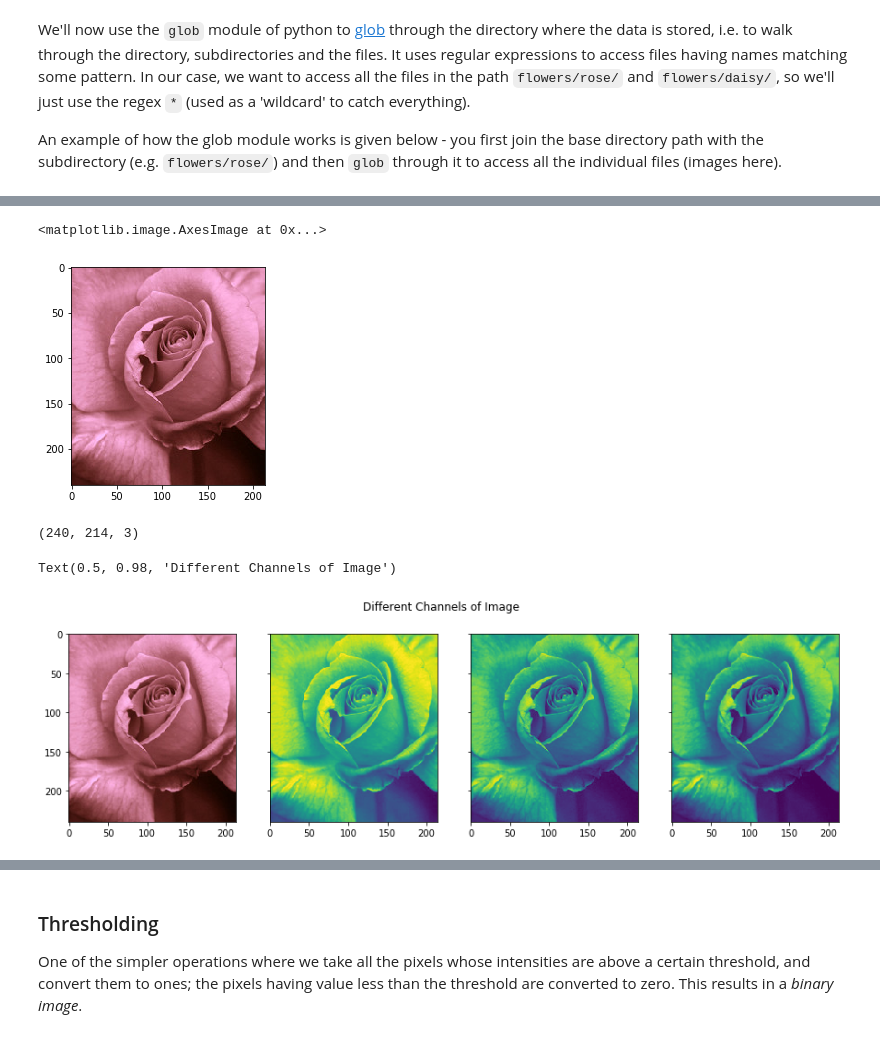
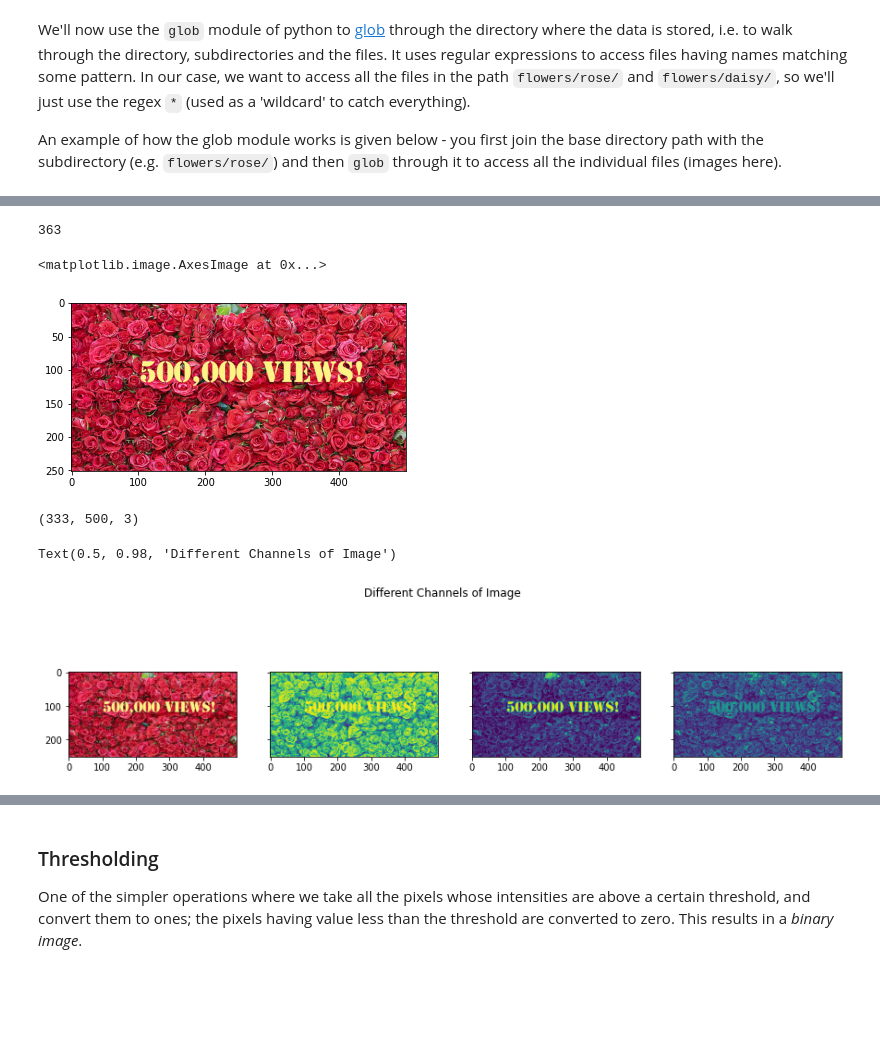
Before and after one commit to srinirama/Convolutional-Neural-Network-Industry-Applications, a Jupyter notebook: Using-CNNs-with-Flowers-Images/Working_With_Flower_Images.ipynb, the cells around one changed output, grey strips where cells are left out. Saved outputs shown, nothing was run; the diff lists cells and outputs as text; code cells hidden in the pictures; blank space fills up the shorter version.

```diff
--- a/Using-CNNs-with-Flowers-Images/Working_With_Flower_Images.ipynb
+++ b/Using-CNNs-with-Flowers-Images/Working_With_Flower_Images.ipynb
@@ -75,18 +103,22 @@ plt.imshow(image)
+# %%
+rand_index
+# %% [output]
+363
 # %%
 # plot a sample image
 flower_path = os.path.join(DATASET_PATH, flowers_cls[1], '*')
 flower_path = glob.glob(flower_path)
 
 # access some element (a file) from the list
-image = io.imread(flower_path[729])
+image = io.imread(flower_path[363])
 plt.imshow(image)
 # %% [output]
 <matplotlib.image.AxesImage at 0x...>
-[figure, old version]
+[figure, new version]
 # %%
 print(image.shape)
 # %% [output]
-(240, 214, 3)
+(333, 500, 3)
 # %%
 # plotting the original image and the RGB channels
 f, (ax1, ax2, ax3, ax4) = plt.subplots(1, 4, sharey=True)
@@ -100,4 +132,4 @@ ax4.imshow(image[:, : , 2])
 f.suptitle('Different Channels of Image')
 # %% [output]
 Text(0.5, 0.98, 'Different Channels of Image')
-[figure, old version]
+[figure, new version]
```
Also changed, not shown: parts of 14 cells of this notebook.
